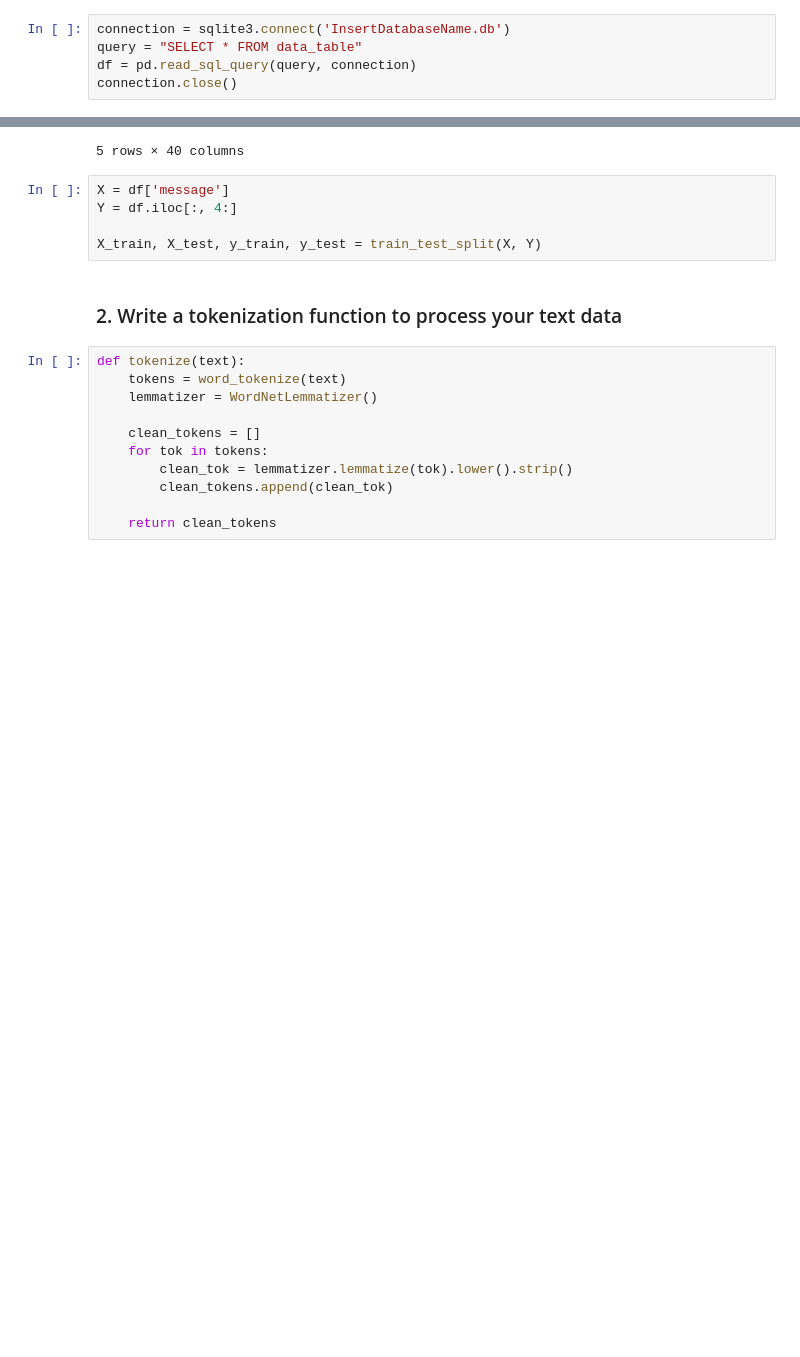
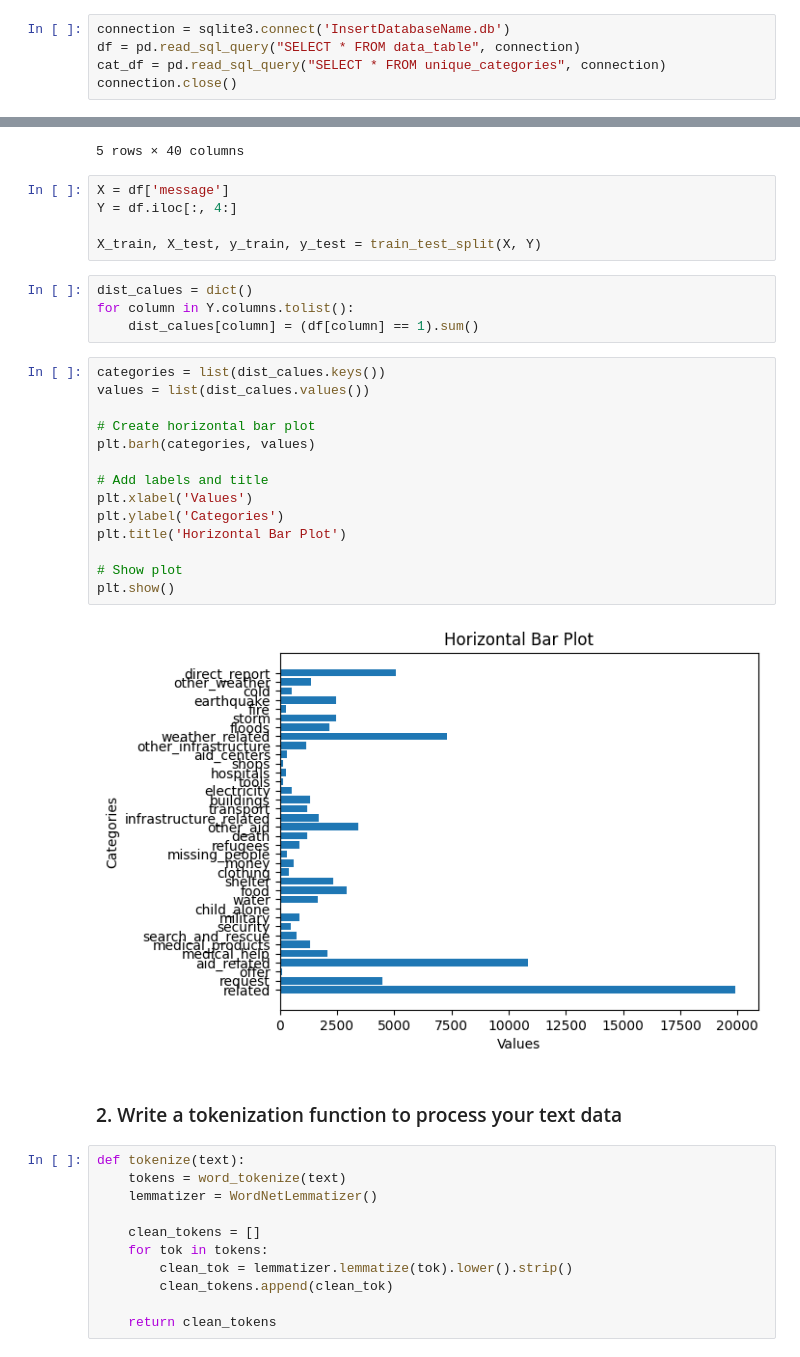
Before and after one commit to cris-scheib/disaster-response, a Jupyter notebook: project/ML Pipeline Preparation.ipynb, the cells around one changed output, grey strips where cells are left out. Saved outputs shown, nothing was run; the diff lists cells and outputs as text; blank space fills up the shorter version.

```diff
--- a/project/ML Pipeline Preparation.ipynb
+++ b/project/ML Pipeline Preparation.ipynb
@@ -32,8 +34,8 @@ nltk.download('omw-1.4')
 True
 # %%
 connection = sqlite3.connect('InsertDatabaseName.db')
-query = "SELECT * FROM data_table"
-df = pd.read_sql_query(query, connection)
+df = pd.read_sql_query("SELECT * FROM data_table", connection)
+cat_df = pd.read_sql_query("SELECT * FROM unique_categories", connection)
 connection.close()
 # %%
 df.head()
@@ -50,6 +52,26 @@ X = df['message']
 Y = df.iloc[:, 4:]
 
 X_train, X_test, y_train, y_test = train_test_split(X, Y)
+# %%
+dist_calues = dict()
+for column in Y.columns.tolist():
+    dist_calues[column] = (df[column] == 1).sum()
+# %%
+categories = list(dist_calues.keys())
+values = list(dist_calues.values())
+
+# Create horizontal bar plot
+plt.barh(categories, values)
+
+# Add labels and title
+plt.xlabel('Values')
+plt.ylabel('Categories')
+plt.title('Horizontal Bar Plot')
+
+# Show plot
+plt.show()
+# %% [output]
+[figure, added]
 # %% [markdown]
 ### 2. Write a tokenization function to process your text data
 # %%
```
Also changed, not shown: parts of 5 cells of this notebook, 5 other files.
